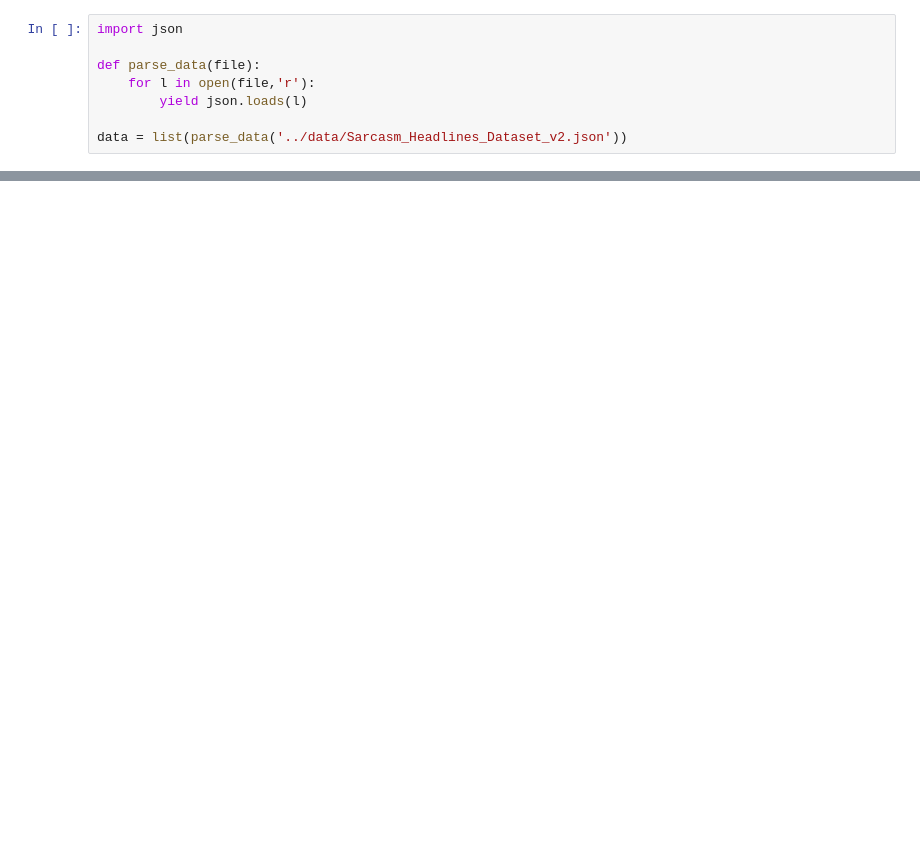
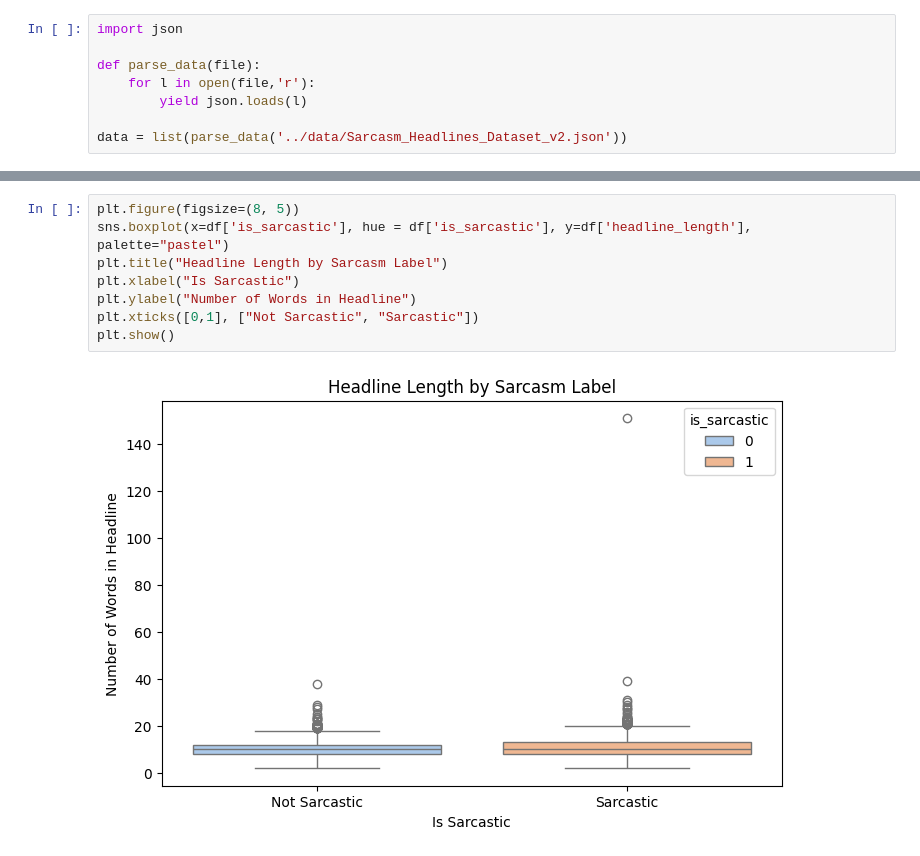
Before and after one commit to aditya-iyer1/sarcasm-detection, a Jupyter notebook: code/aditya-eda.ipynb, the cells around one changed output, grey strips where cells are left out. Cells and saved outputs as stored; diff of their text form; blank space fills up the shorter version.

```diff
--- a/code/aditya-eda.ipynb
+++ b/code/aditya-eda.ipynb
@@ -28,0 +143,10 @@ data
+# %%
+plt.figure(figsize=(8, 5))
+sns.boxplot(x=df['is_sarcastic'], hue = df['is_sarcastic'], y=df['headline_length'], palette="pastel")
+plt.title("Headline Length by Sarcasm Label")
+plt.xlabel("Is Sarcastic")
+plt.ylabel("Number of Words in Headline")
+plt.xticks([0,1], ["Not Sarcastic", "Sarcastic"])
+plt.show()
+# %% [output]
+[figure, added]
```
Also changed, not shown: parts of 20 cells of this notebook, 1 other file.
